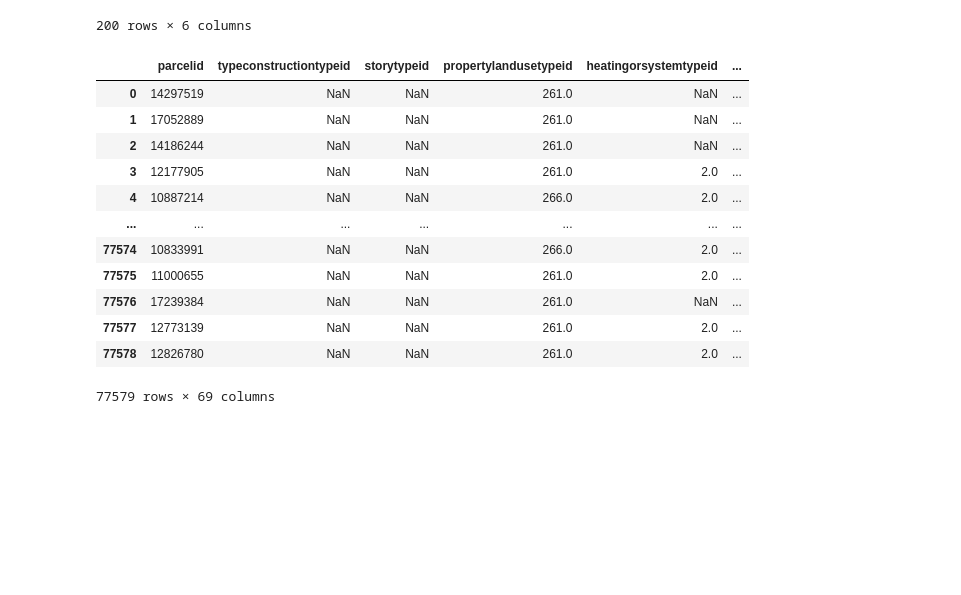
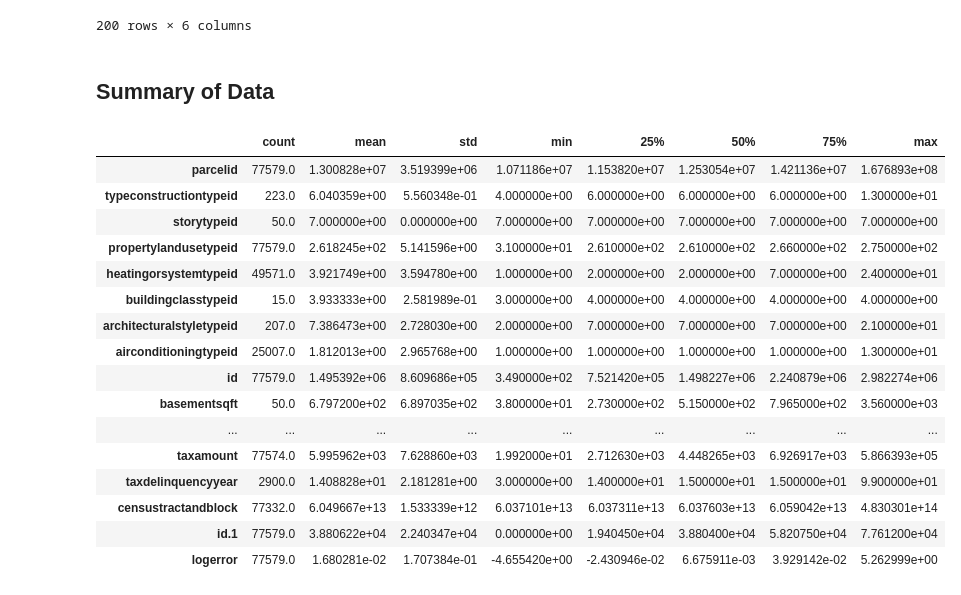
Before and after one commit to jacobpanyathong1/clustering-exercises, a Jupyter notebook: clustering-exercises.ipynb, the cells around one changed output. Saved outputs shown, nothing was run; the diff lists cells and outputs as text; code cells hidden in the pictures; blank space fills up the shorter version.

```diff
--- a/clustering-exercises.ipynb
+++ b/clustering-exercises.ipynb
@@ -16,19 +22,27 @@ a.get_mall_customers()
 | 198 | 198 | 199 | Male | 32 | 137 | 18 |
 | 199 | 199 | 200 | Male | 30 | 137 | 83 |
 200 rows × 6 columns
-# %%
-a.get_zillow()
-# %% [output]
-|  | parcelid | typeconstructiontypeid | storytypeid | propertylandusetypeid | heatingorsystemtypeid | ... |
-| 0 | 14297519 | NaN | NaN | 261.0 | NaN | ... |
-| 1 | 17052889 | NaN | NaN | 261.0 | NaN | ... |
-| 2 | 14186244 | NaN | NaN | 261.0 | NaN | ... |
-| 3 | 12177905 | NaN | NaN | 261.0 | 2.0 | ... |
-| 4 | 10887214 | NaN | NaN | 266.0 | 2.0 | ... |
-| ... | ... | ... | ... | ... | ... | ... |
-| 77574 | 10833991 | NaN | NaN | 266.0 | 2.0 | ... |
-| 77575 | 11000655 | NaN | NaN | 261.0 | 2.0 | ... |
-| 77576 | 17239384 | NaN | NaN | 261.0 | NaN | ... |
-| 77577 | 12773139 | NaN | NaN | 261.0 | 2.0 | ... |
-| 77578 | 12826780 | NaN | NaN | 261.0 | 2.0 | ... |
-77579 rows × 69 columns
+# %%
+df = a.get_zillow() # Zillow DataFrame
+# %% [markdown]
+## Summary of Data
+# %%
+df.describe().T # Summary stats
+# %% [output]
+|  | count | mean | std | min | 25% | 50% | 75% | max |
+| parcelid | 77579.0 | 1.300828e+07 | 3.519399e+06 | 1.071186e+07 | 1.153820e+07 | 1.253054e+07 | 1.421136e+07 | 1.676893e+08 |
+| typeconstructiontypeid | 223.0 | 6.040359e+00 | 5.560348e-01 | 4.000000e+00 | 6.000000e+00 | 6.000000e+00 | 6.000000e+00 | 1.300000e+01 |
+| storytypeid | 50.0 | 7.000000e+00 | 0.000000e+00 | 7.000000e+00 | 7.000000e+00 | 7.000000e+00 | 7.000000e+00 | 7.000000e+00 |
+| propertylandusetypeid | 77579.0 | 2.618245e+02 | 5.141596e+00 | 3.100000e+01 | 2.610000e+02 | 2.610000e+02 | 2.660000e+02 | 2.750000e+02 |
+| heatingorsystemtypeid | 49571.0 | 3.921749e+00 | 3.594780e+00 | 1.000000e+00 | 2.000000e+00 | 2.000000e+00 | 7.000000e+00 | 2.400000e+01 |
+| buildingclasstypeid | 15.0 | 3.933333e+00 | 2.581989e-01 | 3.000000e+00 | 4.000000e+00 | 4.000000e+00 | 4.000000e+00 | 4.000000e+00 |
+| architecturalstyletypeid | 207.0 | 7.386473e+00 | 2.728030e+00 | 2.000000e+00 | 7.000000e+00 | 7.000000e+00 | 7.000000e+00 | 2.100000e+01 |
+| airconditioningtypeid | 25007.0 | 1.812013e+00 | 2.965768e+00 | 1.000000e+00 | 1.000000e+00 | 1.000000e+00 | 1.000000e+00 | 1.300000e+01 |
+| id | 77579.0 | 1.495392e+06 | 8.609686e+05 | 3.490000e+02 | 7.521420e+05 | 1.498227e+06 | 2.240879e+06 | 2.982274e+06 |
+| basementsqft | 50.0 | 6.797200e+02 | 6.897035e+02 | 3.800000e+01 | 2.730000e+02 | 5.150000e+02 | 7.965000e+02 | 3.560000e+03 |
+| ... | ... | ... | ... | ... | ... | ... | ... | ... |
+| taxamount | 77574.0 | 5.995962e+03 | 7.628860e+03 | 1.992000e+01 | 2.712630e+03 | 4.448265e+03 | 6.926917e+03 | 5.866393e+05 |
+| taxdelinquencyyear | 2900.0 | 1.408828e+01 | 2.181281e+00 | 3.000000e+00 | 1.400000e+01 | 1.500000e+01 | 1.500000e+01 | 9.900000e+01 |
+| censustractandblock | 77332.0 | 6.049667e+13 | 1.533339e+12 | 6.037101e+13 | 6.037311e+13 | 6.037603e+13 | 6.059042e+13 | 4.830301e+14 |
+| id.1 | 77579.0 | 3.880622e+04 | 2.240347e+04 | 0.000000e+00 | 1.940450e+04 | 3.880400e+04 | 5.820750e+04 | 7.761200e+04 |
+| logerror | 77579.0 | 1.680281e-02 | 1.707384e-01 | -4.655420e+00 | -2.430946e-02 | 6.675911e-03 | 3.929142e-02 | 5.262999e+00 |
```
Also changed, not shown: parts of 22 cells of this notebook.
